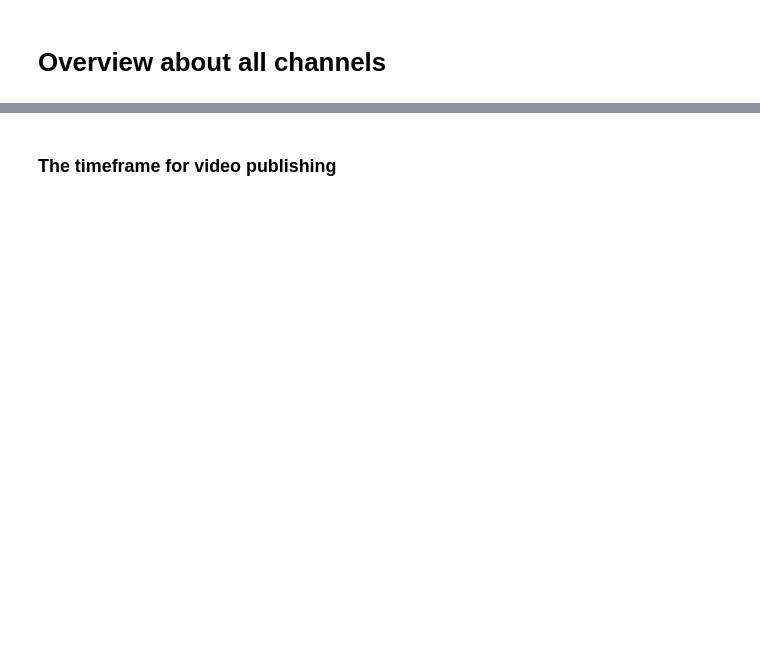
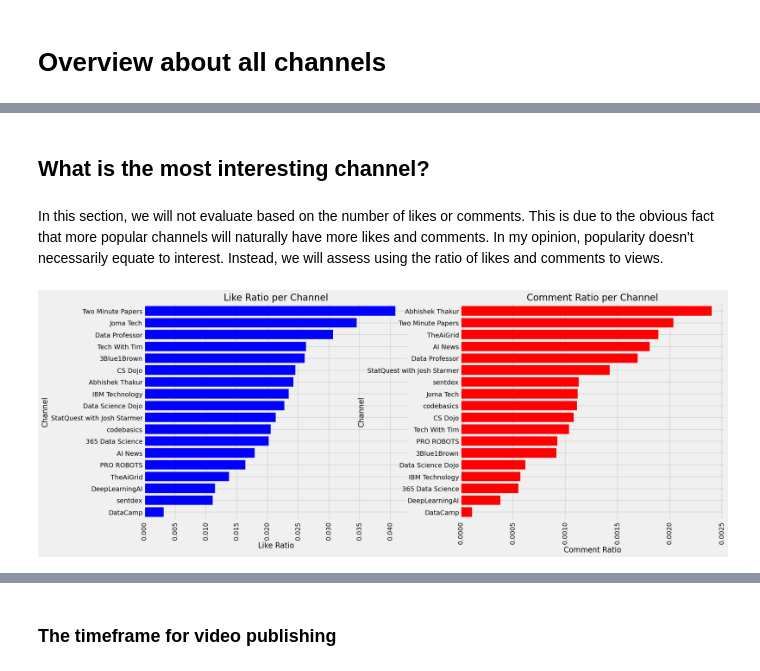
Before and after one commit to Mr-Phuong-Nam/Analyzing-about-top-tech-channels-on-Youtube, a Jupyter notebook: notebooks/3.1-Visualization.ipynb, the cells around one changed output, grey strips where cells are left out. Drawn from its saved outputs; the diff is of its cells as text; code cells hidden in the pictures; blank space fills up the shorter version.

```diff
--- a/notebooks/3.1-Visualization.ipynb
+++ b/notebooks/3.1-Visualization.ipynb
@@ -92,0 +247,27 @@ for channel in videos_df.channelTitle.unique():
+# %% [markdown]
+## What is the most interesting channel?
+# %% [markdown]
+In this section, we will not evaluate based on the number of likes or comments. This is due to the obvious fact that more popular channels will naturally have more likes and comments. In my opinion, popularity doesn't necessarily equate to interest. Instead, we will assess using the ratio of likes and comments to views.
+# %%
+temp_df = videos_df.groupby(['channelTitle'])[['view_count', 'like_count', 'comment_count']].sum()
+temp_df['like_ratio'] = temp_df['like_count'] / temp_df['view_count']
+temp_df['comment_ratio'] = temp_df['comment_count'] / temp_df['view_count']
+
+# Plot the like ratio and comment ratio
+fig, (ax1, ax2) = plt.subplots(1, 2, figsize=(20, 8))
+temp_df.sort_values(by='like_ratio')['like_ratio'].plot(
+    kind='barh', ax=ax1, color='blue', width=0.8)
+ax1.set_title('Like Ratio per Channel', fontsize=20)
+ax1.set_ylabel('Channel', fontsize=16)
+ax1.set_xlabel('Like Ratio', fontsize=16)
+ax1.set_xticklabels(ax1.get_xticklabels(), rotation=90)
+
+temp_df.sort_values(by='comment_ratio')['comment_ratio'].plot(
+    kind='barh', ax=ax2, color='red', width=0.8)
+ax2.set_title('Comment Ratio per Channel', fontsize=20)
+ax2.set_ylabel('Channel', fontsize=16)
+ax2.set_xlabel('Comment Ratio', fontsize=16)
+ax2.set_xticklabels(ax2.get_xticklabels(), rotation=90)
+plt.show()
+# %% [output]
+[figure, added]
```
Also changed, not shown: parts of 36 cells of this notebook, 2 other files.
